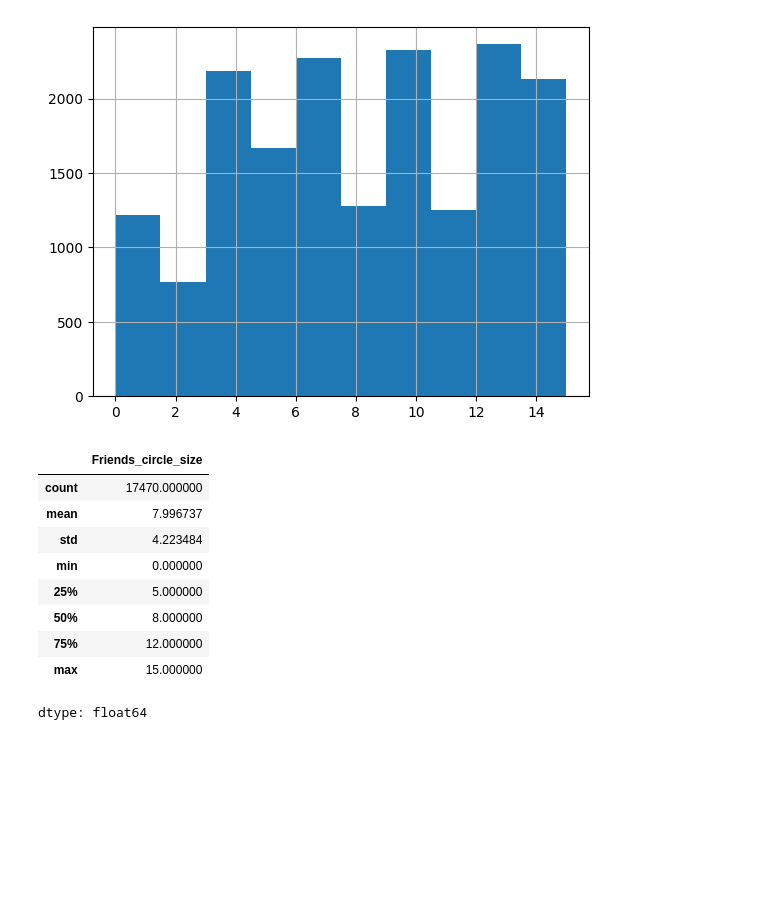
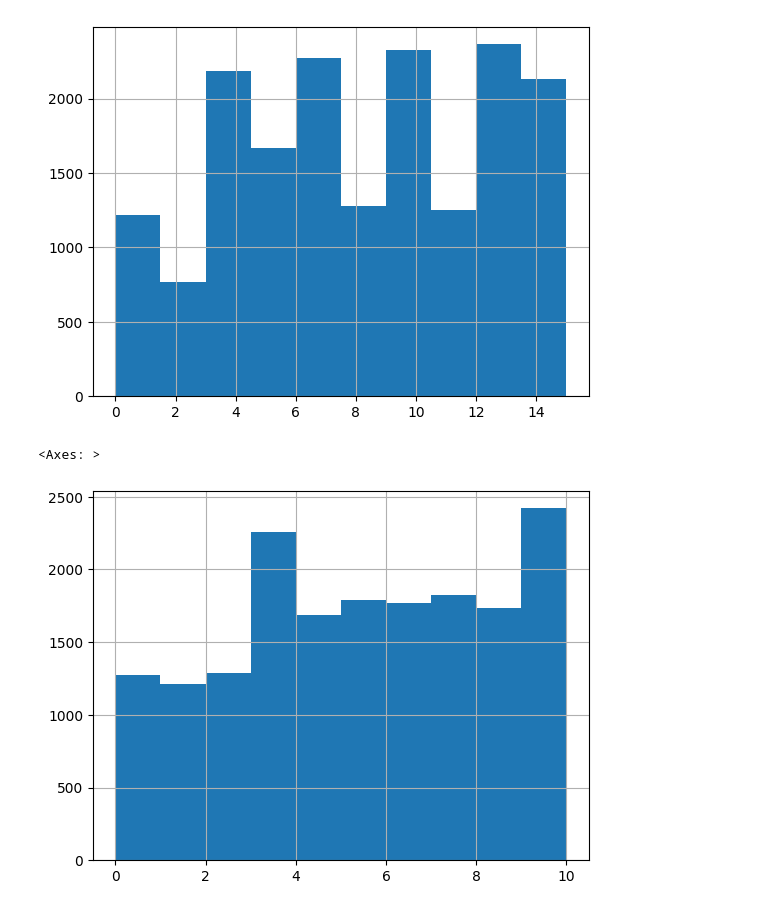
Before and after one commit to SanjayBista1010/Classification, a Jupyter notebook: IntrovertExtrovertAnalysis.ipynb, the cells around one changed output. Saved outputs shown, nothing was run; the diff lists cells and outputs as text; code cells hidden in the pictures; blank space fills up the shorter version.

```diff
--- a/IntrovertExtrovertAnalysis.ipynb
+++ b/IntrovertExtrovertAnalysis.ipynb
@@ -88,18 +88,10 @@ df['Friends_circle_size'].hist()
 # %% [output]
 <Axes: >
 [figure]
-# %%
-df['Friends_circle_size'].describe()
-# %% [output]
-|  | Friends_circle_size |
-| count | 17470.000000 |
-| mean | 7.996737 |
-| std | 4.223484 |
-| min | 0.000000 |
-| 25% | 5.000000 |
-| 50% | 8.000000 |
-| 75% | 12.000000 |
-| max | 15.000000 |
-dtype: float64
 # %%
 df['Friends_circle_size'] = df['Friends_circle_size'].fillna(df['Friends_circle_size'].median())
+# %%
+df['Post_frequency'].hist()
+# %% [output]
+<Axes: >
+[figure, added]
```
Also changed, not shown: parts of 5 cells of this notebook.
